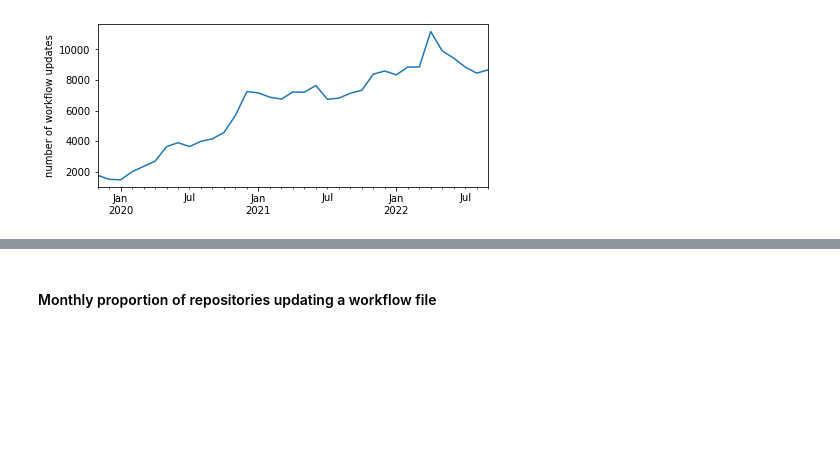
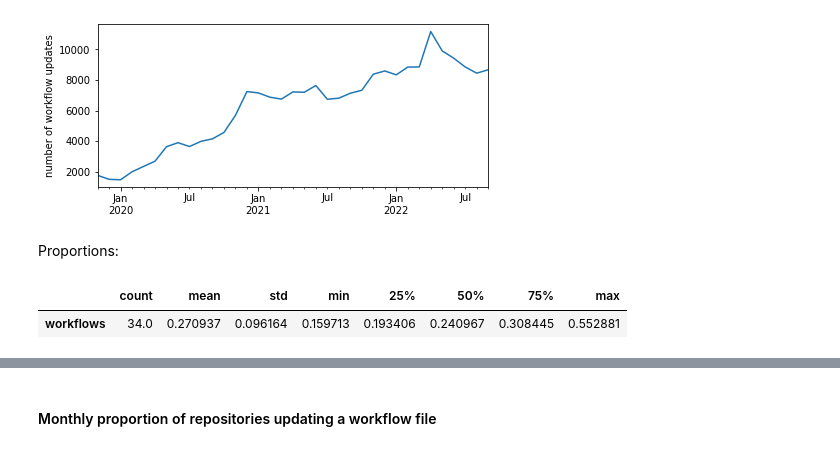
Before and after one commit to AlexandreDecan/secos-ghalag, a Jupyter notebook: notebooks/Release frequency.ipynb, the cells around one changed output, grey strips where cells are left out. Drawn from its saved outputs; the diff is of its cells as text; code cells hidden in the pictures; blank space fills up the shorter version.

```diff
--- a/notebooks/Release frequency.ipynb
+++ b/notebooks/Release frequency.ipynb
@@ -225,3 +225,23 @@ ax.set(
 savefig(fig, 'rel_workflow_monthly_updates')
 # %% [output]
 [figure]
+# %% [markdown]
+Proportions:
+# %%
+_ = (
+    data
+    .groupby(pd.Grouper(key='date', freq='M'))
+    .agg(
+        updated=('updated', 'sum'),
+        workflows=('workflow', 'count'),
+    )
+    .assign(workflows=lambda d: d.updated / d.workflows)
+    [['workflows']]
+    .iloc[1:]
+)
+
+display(_.describe().T)
+display(_.iloc[-1])
+# %% [output]
+|  | count | mean | std | min | 25% | 50% | 75% | max |
+| workflows | 34.0 | 0.270937 | 0.096164 | 0.159713 | 0.193406 | 0.240967 | 0.308445 | 0.552881 |
```
Also changed, not shown: parts of 2 cells of this notebook, 4 other files.
